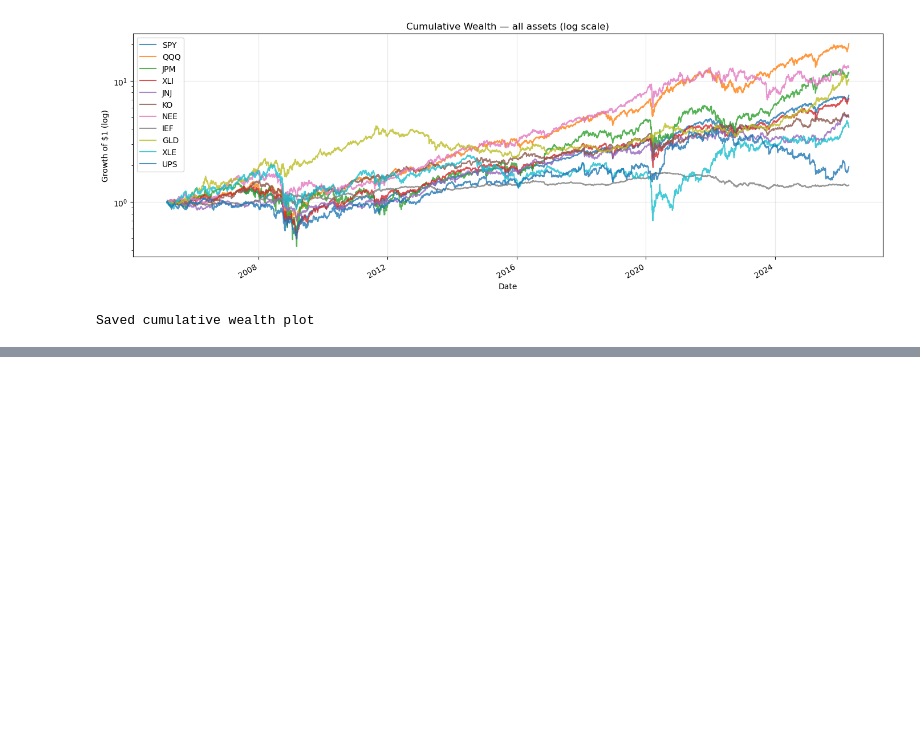
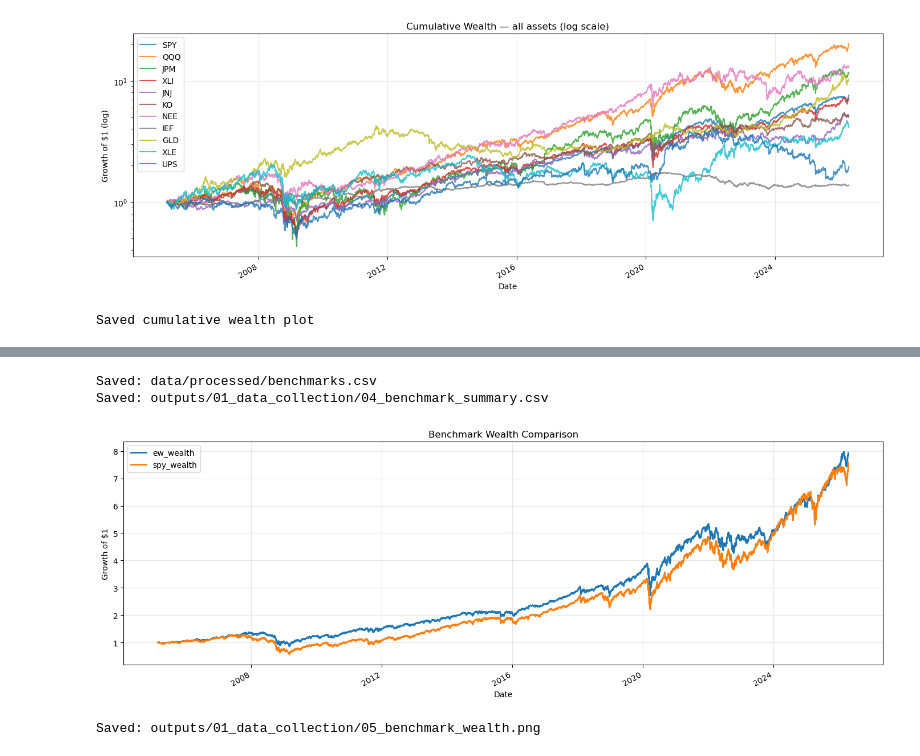
Before and after one commit to GeorgiosLoulakis/Adv-Business-Analytics, a Jupyter notebook: 01_data_collection_and_benchmarks.ipynb, the cells around one changed output, grey strips where cells are left out. Saved outputs shown, nothing was run; the diff lists cells and outputs as text; code cells hidden in the pictures; blank space fills up the shorter version.

```diff
--- a/01_data_collection_and_benchmarks.ipynb
+++ b/01_data_collection_and_benchmarks.ipynb
@@ -532,0 +582,7 @@ Saved cumulative wealth plot
+# %%
+spy_benchmark = pd.DataFrame(index=benchmark_prices.index)
+spy_benchmark["spy_wealth"] = benchmark_prices["SPY"] / benchmark_prices["SPY"].iloc[0]
+spy_benchmark["spy_return"] = spy_benchmark["spy_wealth"].pct_change(fill_method=None)
+
+print("SPY benchmark shape:", spy_benchmark.shape)
+display(spy_benchmark.head())
@@ -532,0 +633,25 @@ Saved cumulative wealth plot
+# %%
+
+def rolling_sharpe(ret: pd.Series, window: int = ROLLING_WINDOW, ann: int = TRADING_DAYS) -> pd.Series:
+    """Rolling annualised Sharpe ratio."""
+    rolling_mean = ret.rolling(window).mean()
+    rolling_std = ret.rolling(window).std()
+    sharpe = (rolling_mean / rolling_std) * np.sqrt(ann)
+    return sharpe
+
+def drawdown_from_wealth(wealth: pd.Series) -> pd.Series:
+    """Drawdown from wealth index."""
+    running_max = wealth.cummax()
+    dd = wealth / running_max - 1.0
+    return dd
+
+benchmarks["ew_rolling_sharpe"] = rolling_sharpe(benchmarks["ew_return"])
+benchmarks["spy_rolling_sharpe"] = rolling_sharpe(benchmarks["spy_return"])
+
+benchmarks["ew_drawdown"] = drawdown_from_wealth(benchmarks["ew_wealth"])
+benchmarks["spy_drawdown"] = drawdown_from_wealth(benchmarks["spy_wealth"])
+
+benchmarks[[
+    "ew_rolling_sharpe", "spy_rolling_sharpe",
+    "ew_drawdown", "spy_drawdown"
+]].tail()
@@ -532,0 +695,28 @@ Saved cumulative wealth plot
+# %%
+os.makedirs("data/processed", exist_ok=True)
+os.makedirs("outputs/01_data_collection", exist_ok=True)
+
+benchmarks.to_csv("data/processed/benchmarks.csv")
+benchmark_summary.to_csv("outputs/01_data_collection/04_benchmark_summary.csv")
+
+print("Saved: data/processed/benchmarks.csv")
+print("Saved: outputs/01_data_collection/04_benchmark_summary.csv")
+# %% [output]
+Saved: data/processed/benchmarks.csv
+Saved: outputs/01_data_collection/04_benchmark_summary.csv
+# %%
+fig, ax = plt.subplots(figsize=(14, 5))
+
+benchmarks[["ew_wealth", "spy_wealth"]].plot(ax=ax, linewidth=2)
+ax.set_title("Benchmark Wealth Comparison")
+ax.set_ylabel("Growth of $1")
+ax.grid(True, alpha=0.3)
+
+plt.tight_layout()
+plt.savefig("outputs/01_data_collection/05_benchmark_wealth.png", dpi=150)
+plt.show()
+
+print("Saved: outputs/01_data_collection/05_benchmark_wealth.png")
+# %% [output]
+[figure, added]
+Saved: outputs/01_data_collection/05_benchmark_wealth.png
```
Also changed, not shown: parts of 9 cells of this notebook.
